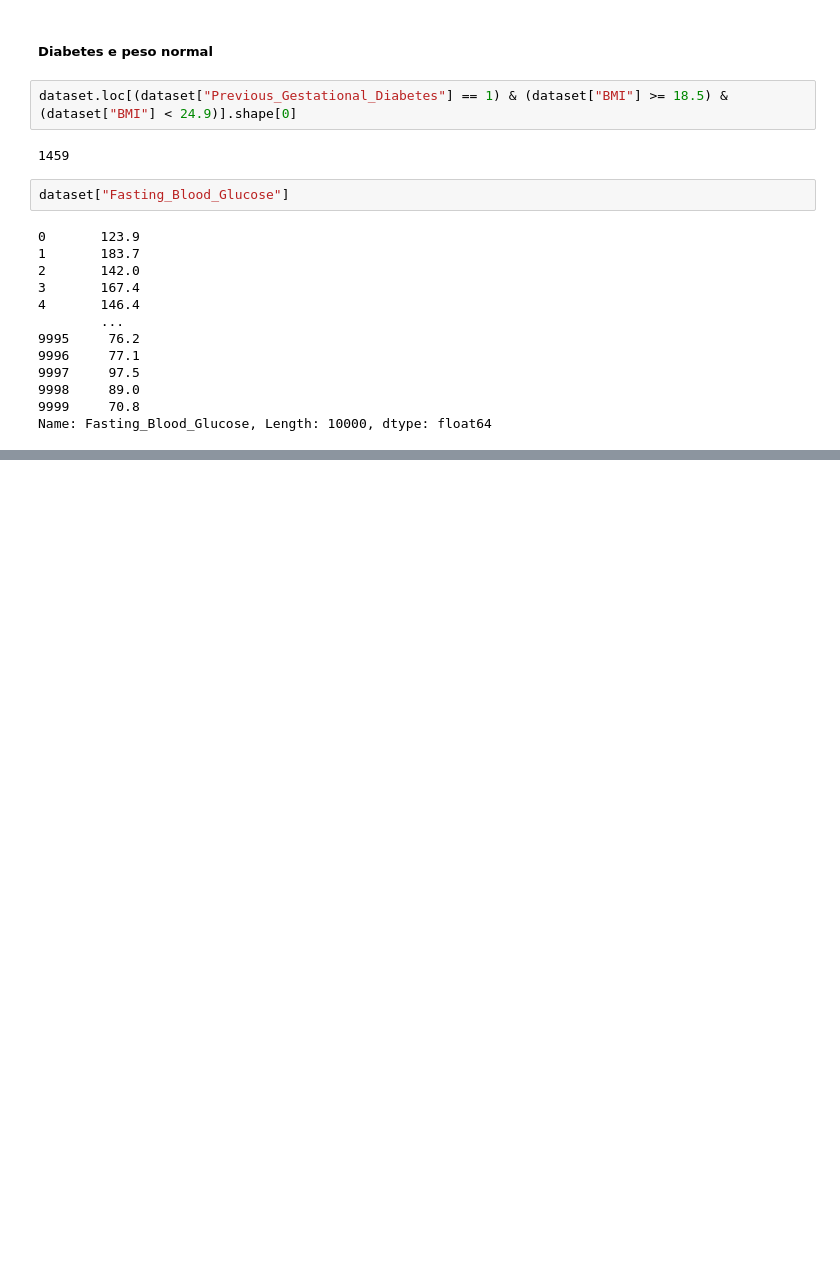
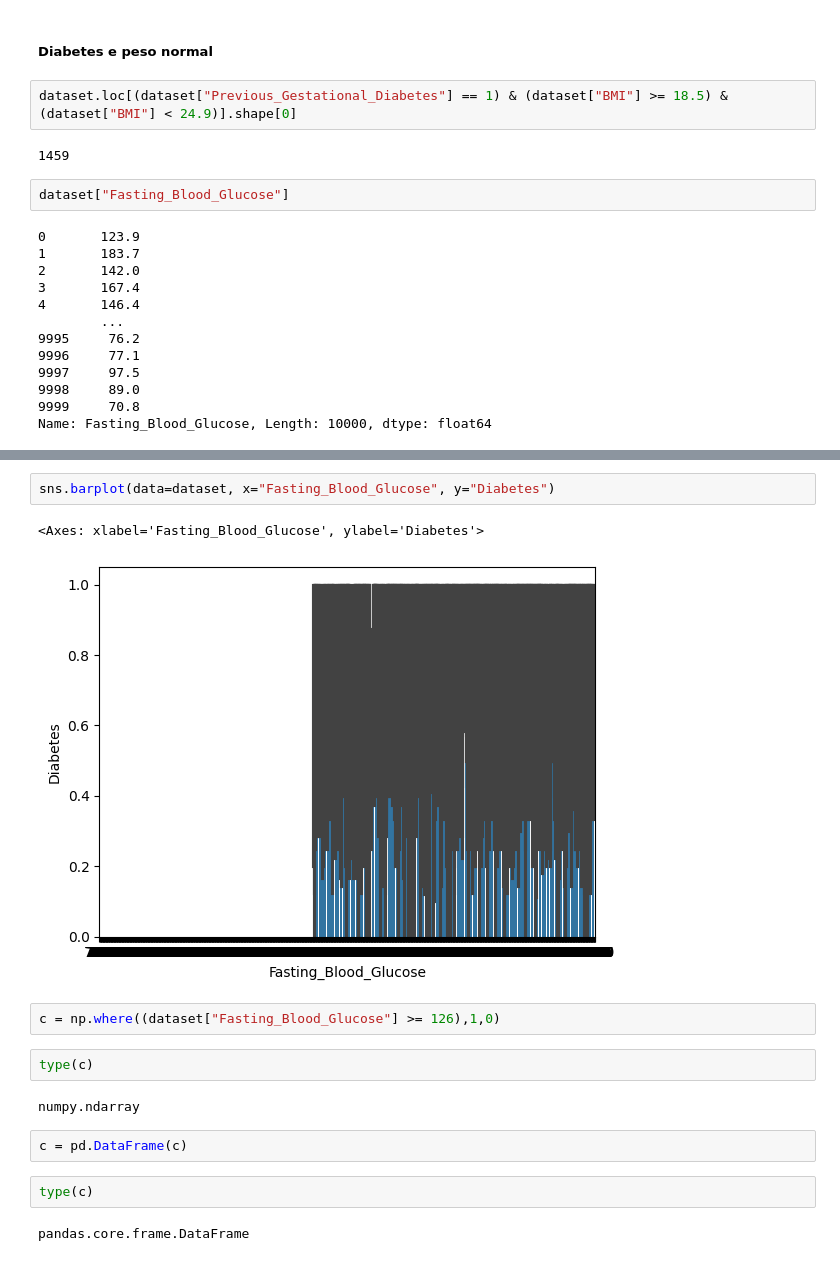
Before and after one commit to Pablo-Sant/Classificacao_diabetes, a Jupyter notebook: notebooks/01-eda.ipynb, the cells around one changed output, grey strips where cells are left out. Drawn from its saved outputs; the diff is of its cells as text; blank space fills up the shorter version.

```diff
--- a/notebooks/01-eda.ipynb
+++ b/notebooks/01-eda.ipynb
@@ -166,0 +243,17 @@ Name: Fasting_Blood_Glucose, Length: 10000, dtype: float64
+# %%
+sns.barplot(data=dataset, x="Fasting_Blood_Glucose", y="Diabetes")
+# %% [output]
+<Axes: xlabel='Fasting_Blood_Glucose', ylabel='Diabetes'>
+[figure, added]
+# %%
+c = np.where((dataset["Fasting_Blood_Glucose"] >= 126),1,0)
+# %%
+type(c)
+# %% [output]
+numpy.ndarray
+# %%
+c = pd.DataFrame(c)
+# %%
+type(c)
+# %% [output]
+pandas.core.frame.DataFrame
```
Also changed, not shown: parts of 39 cells of this notebook, 1 other file.
